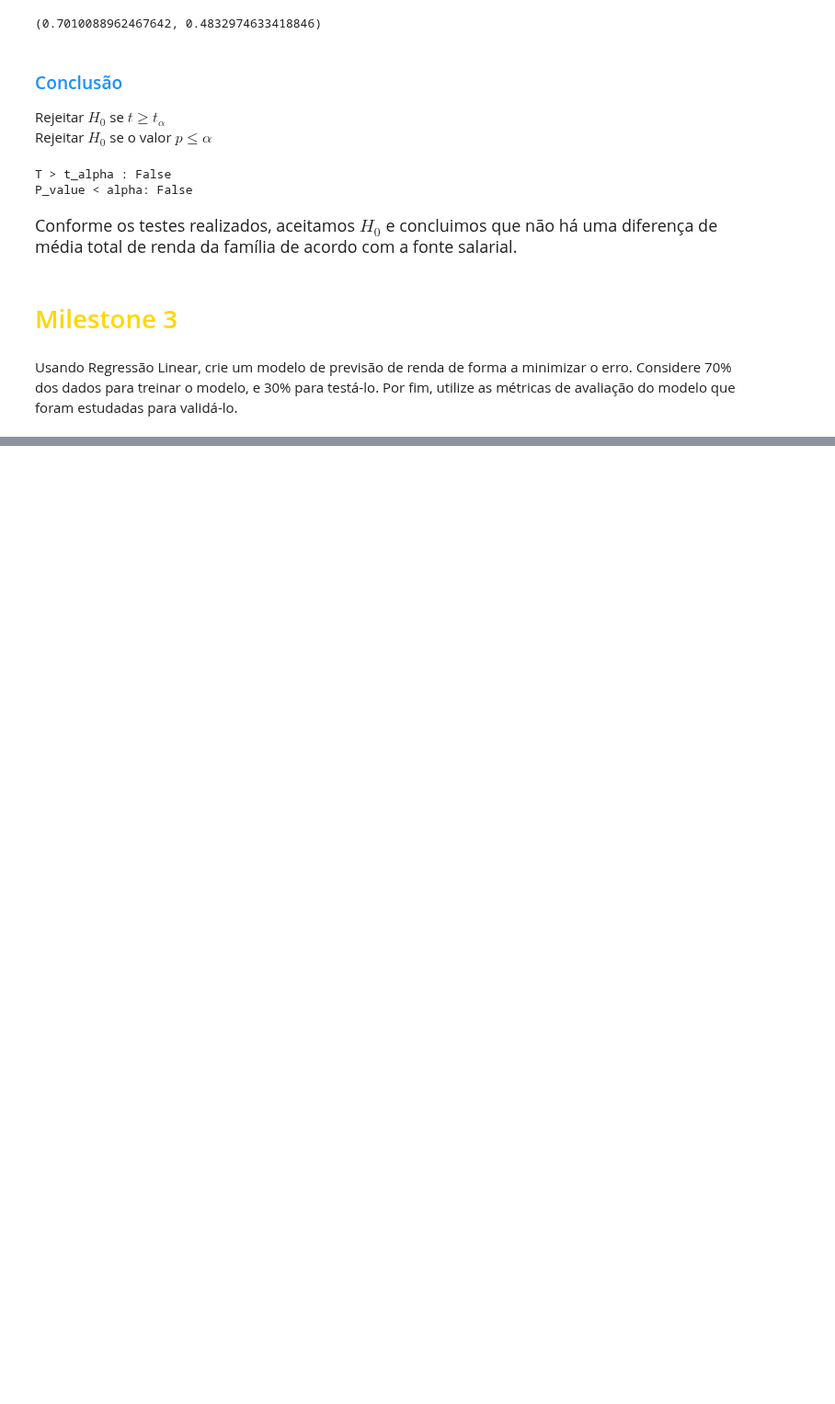
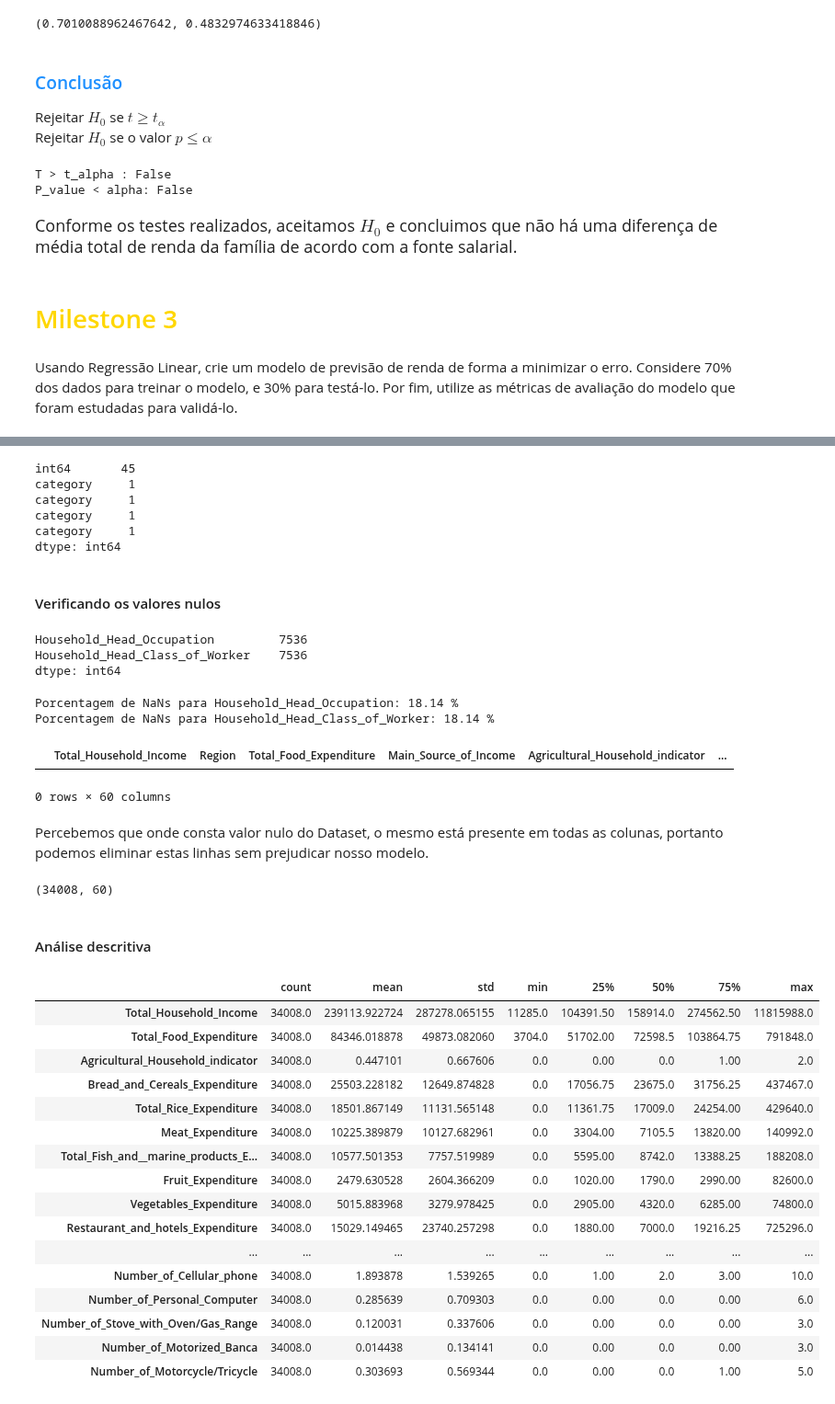
Before and after one commit to baiochi/LetsCode, a Jupyter notebook: Moldulo 4 - Estatística/Projeto_Estatistica.ipynb, the cells around one changed output, grey strips where cells are left out. Shown at 92% size. Saved outputs shown, nothing was run; the diff lists cells and outputs as text; code cells hidden in the pictures; blank space fills up the shorter version.

Commit message:
milestone 3 - análise da predição

```diff
--- a/Moldulo 4 - Estatística/Projeto_Estatistica.ipynb
+++ b/Moldulo 4 - Estatística/Projeto_Estatistica.ipynb
@@ -546,0 +586,63 @@ Usando Regressão Linear, crie um modelo de previsão de renda de forma a minimi
+# %%
+# create mapper to convert object into category type
+mapper = {key:'category' for key in df.select_dtypes(include=['object']).columns}
+df = df.astype(mapper)
+df.dtypes.value_counts()[:5]
+# %% [output]
+int64       45
+category     1
+category     1
+category     1
+category     1
+dtype: int64
+# %% [markdown]
+#### Verificando os valores nulos
+# %%
+null_values = df.isnull().sum()
+null_values[null_values > 0]
+# %% [output]
+Household_Head_Occupation         7536
+Household_Head_Class_of_Worker    7536
+dtype: int64
+# %%
+print('Porcentagem de NaNs para Household_Head_Occupation:',
+      f'{100 - round(df.Household_Head_Occupation.count() / df.shape[0]*100, 2)} %')
+print('Porcentagem de NaNs para Household_Head_Class_of_Worker:',
+      f'{100 - round(df.Household_Head_Class_of_Worker.count() / df.shape[0]*100, 2)} %')
+# %% [output]
+Porcentagem de NaNs para Household_Head_Occupation: 18.14 %
+Porcentagem de NaNs para Household_Head_Class_of_Worker: 18.14 %
+# %%
+df[df.isnull()].dropna(how='all')
+# %% [output]
+|  | Total_Household_Income | Region | Total_Food_Expenditure | Main_Source_of_Income | Agricultural_Household_indicator | ... |
+0 rows × 60 columns
+# %% [markdown]
+Percebemos que onde consta valor nulo do Dataset, o mesmo está presente em todas as colunas, portanto podemos eliminar estas linhas sem prejudicar nosso modelo.
+# %%
+df.dropna(inplace=True)
+df.shape
+# %% [output]
+(34008, 60)
+# %% [markdown]
+#### Análise descritiva
+# %%
+df.describe().T
+# %% [output]
+|  | count | mean | std | min | 25% | 50% | 75% | max |
+| Total_Household_Income | 34008.0 | 239113.922724 | 287278.065155 | 11285.0 | 104391.50 | 158914.0 | 274562.50 | 11815988.0 |
+| Total_Food_Expenditure | 34008.0 | 84346.018878 | 49873.082060 | 3704.0 | 51702.00 | 72598.5 | 103864.75 | 791848.0 |
+| Agricultural_Household_indicator | 34008.0 | 0.447101 | 0.667606 | 0.0 | 0.00 | 0.0 | 1.00 | 2.0 |
+| Bread_and_Cereals_Expenditure | 34008.0 | 25503.228182 | 12649.874828 | 0.0 | 17056.75 | 23675.0 | 31756.25 | 437467.0 |
+| Total_Rice_Expenditure | 34008.0 | 18501.867149 | 11131.565148 | 0.0 | 11361.75 | 17009.0 | 24254.00 | 429640.0 |
+| Meat_Expenditure | 34008.0 | 10225.389879 | 10127.682961 | 0.0 | 3304.00 | 7105.5 | 13820.00 | 140992.0 |
+| Total_Fish_and__marine_products_E... | 34008.0 | 10577.501353 | 7757.519989 | 0.0 | 5595.00 | 8742.0 | 13388.25 | 188208.0 |
+| Fruit_Expenditure | 34008.0 | 2479.630528 | 2604.366209 | 0.0 | 1020.00 | 1790.0 | 2990.00 | 82600.0 |
+| Vegetables_Expenditure | 34008.0 | 5015.883968 | 3279.978425 | 0.0 | 2905.00 | 4320.0 | 6285.00 | 74800.0 |
+| Restaurant_and_hotels_Expenditure | 34008.0 | 15029.149465 | 23740.257298 | 0.0 | 1880.00 | 7000.0 | 19216.25 | 725296.0 |
+| ... | ... | ... | ... | ... | ... | ... | ... | ... |
+| Number_of_Cellular_phone | 34008.0 | 1.893878 | 1.539265 | 0.0 | 1.00 | 2.0 | 3.00 | 10.0 |
+| Number_of_Personal_Computer | 34008.0 | 0.285639 | 0.709303 | 0.0 | 0.00 | 0.0 | 0.00 | 6.0 |
+| Number_of_Stove_with_Oven/Gas_Range | 34008.0 | 0.120031 | 0.337606 | 0.0 | 0.00 | 0.0 | 0.00 | 3.0 |
+| Number_of_Motorized_Banca | 34008.0 | 0.014438 | 0.134141 | 0.0 | 0.00 | 0.0 | 0.00 | 3.0 |
+| Number_of_Motorcycle/Tricycle | 34008.0 | 0.303693 | 0.569344 | 0.0 | 0.00 | 0.0 | 1.00 | 5.0 |
```
Also changed, not shown: parts of 18 cells of this notebook.
